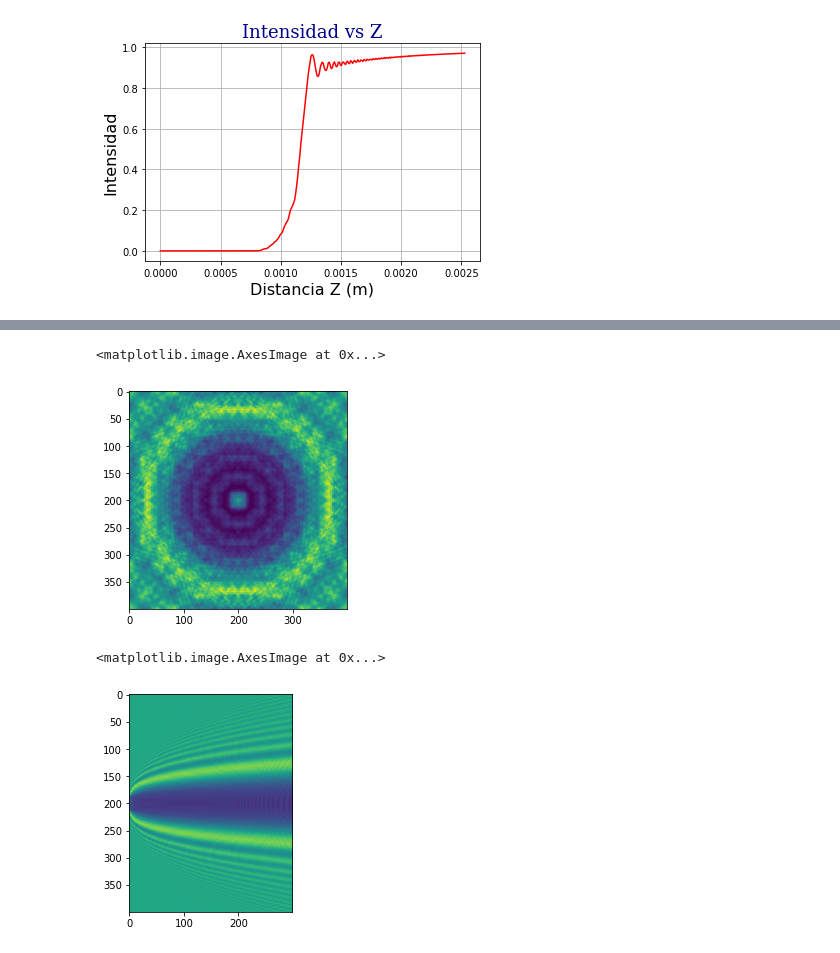
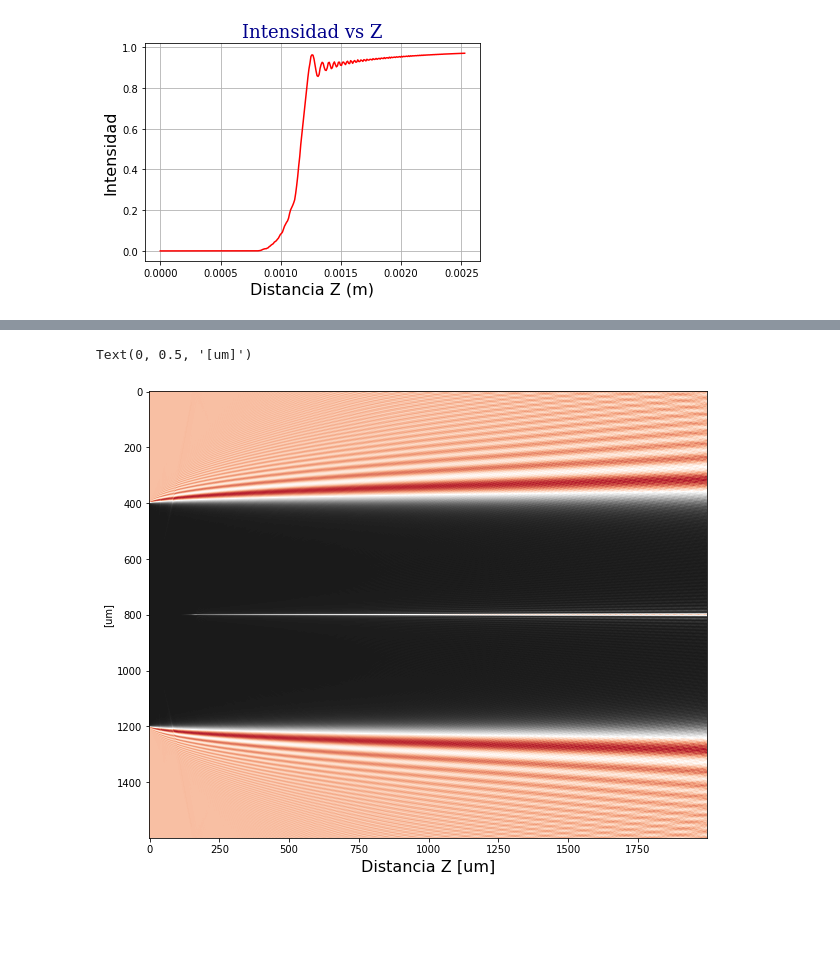
Before and after one commit to JuanDaAC/OpticalInstruments, a Jupyter notebook: Entrega 2/Pruebas/Arago.ipynb, the cells around one changed output, grey strips where cells are left out. Cells and saved outputs as stored; diff of their text form; code cells hidden in the pictures; blank space fills up the shorter version.

```diff
--- a/Entrega 2/Pruebas/Arago.ipynb
+++ b/Entrega 2/Pruebas/Arago.ipynb
@@ -166,9 +166,9 @@ plt.show()
 # %% [output]
 [figure]
 # %%
-
-paso = 800
-a = np.linspace(0,2.52*mm,paso)
-b = np.zeros((1600,paso))
+#Producción imagen de barrido
+paso = 2000
+a = np.linspace(0,15*mm,paso)
+b = np.zeros((np.shape(mask)[1],paso))
 for i in range(0,paso):
-    b[:,i]= (np.abs(((ang_spec(mask2,a[i],1*um,1*um,633*nm))))**2)[800,:]
+    b[:,i]= (np.abs(((ang_spec(mask,a[i],1*um,1*um,633*nm))))**2)[800,:]
@@ -186,17 +175,9 @@ plt.show()
-# %%
-salida5 = (np.abs(((ang_spec(mask2,1,1*um,1*um,633*nm))))**2)
-plt.imshow(salida5)
-# %% [output]
-<matplotlib.image.AxesImage at 0x...>
-[figure, removed]
-# %%
-paso = 300
-a = np.linspace(0,0.5,paso)
-b = np.zeros((np.shape(mask2)[1],paso))
-for i in range(0,paso):
-    b[:,i]= (np.abs(((ang_spec(mask2,a[i],20*um,20*um,633*nm))))**2)[100,:]
-
-plt.imshow(b)
-# %% [output]
-<matplotlib.image.AxesImage at 0x...>
-[figure, removed]
+# %%
+#Grafico imagen de barrido en eje z
+fig, ax = plt.subplots(figsize=[10, 10])
+ax.imshow(b,cmap="RdGy_r")
+plt.xlabel("Distancia Z [um]", size = 16,)
+plt.ylabel("[um]")
+# %% [output]
+Text(0, 0.5, '[um]')
+[figure, added]
```
Also changed, not shown: parts of 3 cells of this notebook, 1 other file.
